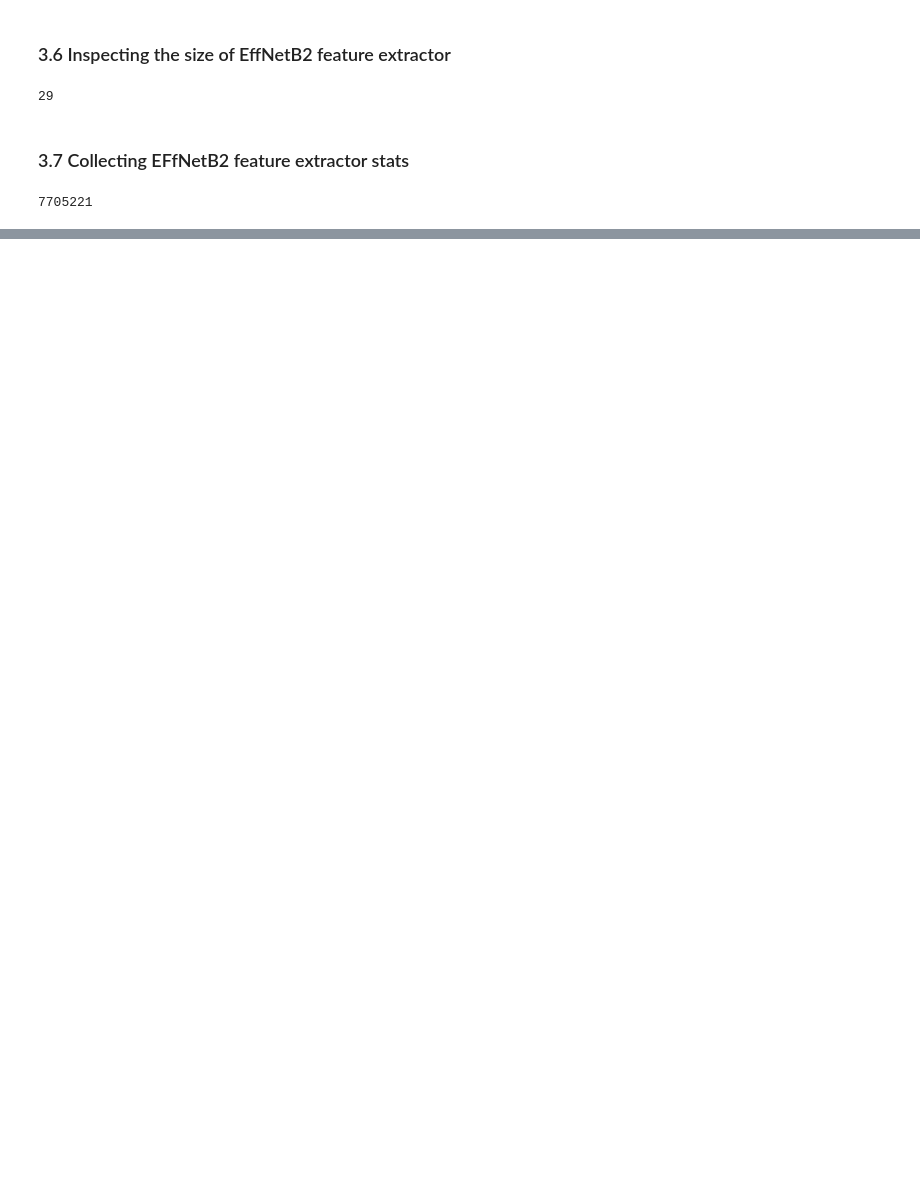
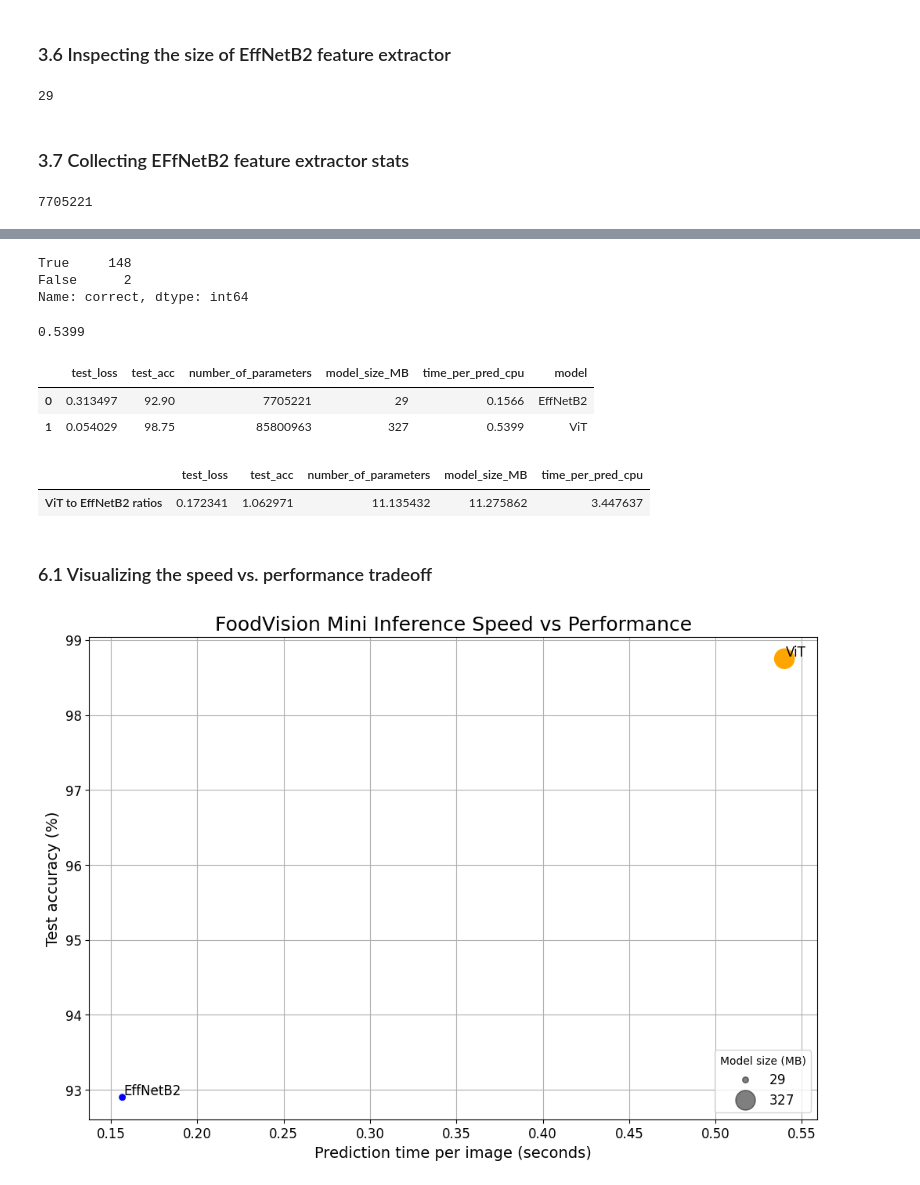
Before and after one commit to Adarsh0047/PyTorch-ZTM, a Jupyter notebook: 9. Model Deployment/09_Pytorch_Model_Deployment.ipynb, the cells around one changed output, grey strips where cells are left out. Drawn from its saved outputs; the diff is of its cells as text; code cells hidden in the pictures; blank space fills up the shorter version.

```diff
--- a/9. Model Deployment/09_Pytorch_Model_Deployment.ipynb
+++ b/9. Model Deployment/09_Pytorch_Model_Deployment.ipynb
@@ -298,0 +579,71 @@ effnetb2_stats
+# %%
+vit_test_pred_dicts.correct.value_counts()
+# %% [output]
+True     148
+False      2
+Name: correct, dtype: int64
+# %%
+vit_average_time_per_pred = round(vit_test_pred_dicts.time_for_pred.mean(), 4)
+vit_average_time_per_pred
+# %% [output]
+0.5399
+# %%
+vit_stats["time_per_pred_cpu"] = vit_average_time_per_pred
+# %%
+## 6. Comparing model results, prediction times and size
+
+df = pd.DataFrame([effnetb2_stats, vit_stats])
+
+df["model"] = ["EffNetB2", "ViT"]
+
+df["test_acc"] = round(df["test_acc"] * 100, 2)
+df
+# %% [output]
+|  | test_loss | test_acc | number_of_parameters | model_size_MB | time_per_pred_cpu | model |
+| 0 | 0.313497 | 92.90 | 7705221 | 29 | 0.1566 | EffNetB2 |
+| 1 | 0.054029 | 98.75 | 85800963 | 327 | 0.5399 | ViT |
+# %%
+pd.DataFrame(data = (df.set_index("model").loc["ViT"] / df.set_index("model").loc["EffNetB2"]),
+             columns=["ViT to EffNetB2 ratios"]).T
+# %% [output]
+|  | test_loss | test_acc | number_of_parameters | model_size_MB | time_per_pred_cpu |
+| ViT to EffNetB2 ratios | 0.172341 | 1.062971 | 11.135432 | 11.275862 | 3.447637 |
+# %% [markdown]
+### 6.1 Visualizing the speed vs. performance tradeoff
+# %%
+# 1. Create a plot from model comparison DataFrame
+fig, ax = plt.subplots(figsize=(12, 8))
+scatter = ax.scatter(data=df,
+                     x="time_per_pred_cpu",
+                     y="test_acc",
+                     c=["blue", "orange"], # what colours to use?
+                     s="model_size_MB") # size the dots by the model sizes
+
+# 2. Add titles, labels and customize fontsize for aesthetics
+ax.set_title("FoodVision Mini Inference Speed vs Performance", fontsize=18)
+ax.set_xlabel("Prediction time per image (seconds)", fontsize=14)
+ax.set_ylabel("Test accuracy (%)", fontsize=14)
+ax.tick_params(axis='both', labelsize=12)
+ax.grid(True)
+
+# 3. Annotate with model names
+for index, row in df.iterrows():
+    ax.annotate(text=row["model"], # note: depending on your version of Matplotlib, you may need to use "s=..." or "text=...", see: https://github.com/faustomorales/keras-ocr/issues/183#issuecomment-977733270
+                xy=(row["time_per_pred_cpu"]+0.0006, row["test_acc"]+0.03),
+                size=12)
+
+# 4. Create a legend based on model sizes
+handles, labels = scatter.legend_elements(prop="sizes", alpha=0.5)
+model_size_legend = ax.legend(handles,
+                              labels,
+                              loc="lower right",
+                              title="Model size (MB)",
+                              fontsize=12)
+
+# Save the figure
+plt.savefig("09-foodvision-mini-inference-speed-vs-performance.jpg")
+
+# Show the figure
+plt.show()
+# %% [output]
+[figure, added]
```
Also changed, not shown: parts of 40 cells of this notebook, 1 other file.
